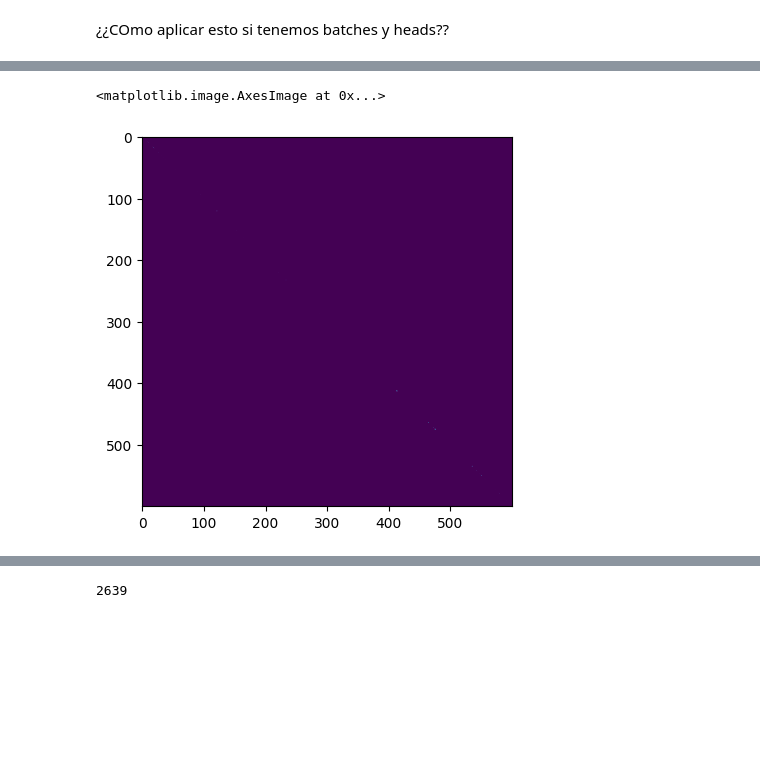
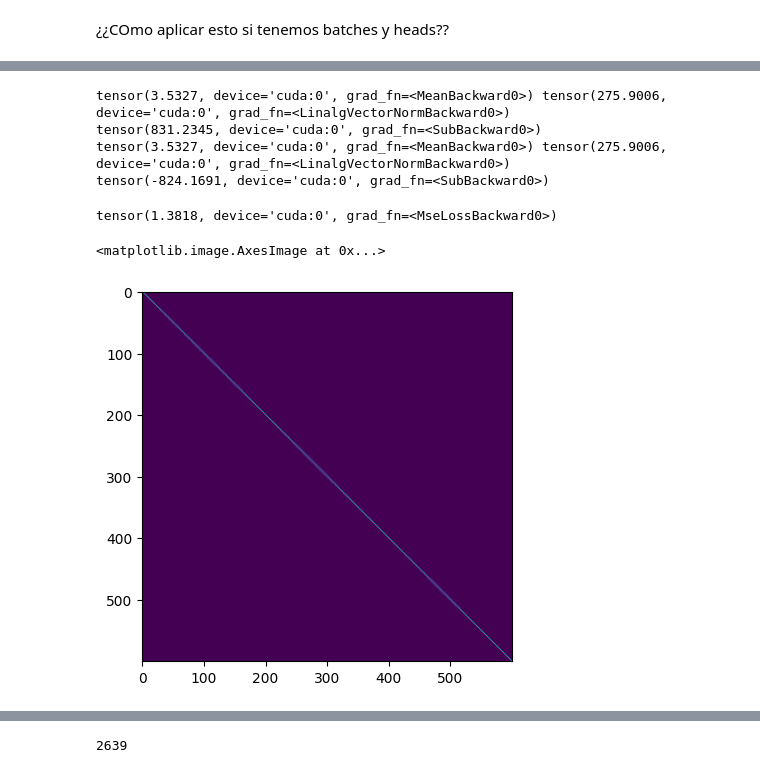
Before and after one commit to ArturoSirvent/TFM, a Jupyter notebook: 1.1-Break_pruebasTranformer/notebooks/2-Train_withMiniMax.ipynb, the cells around one changed output, grey strips where cells are left out. Cells and saved outputs as stored; diff of their text form; code cells hidden in the pictures; blank space fills up the shorter version.

```diff
--- a/1.1-Break_pruebasTranformer/notebooks/2-Train_withMiniMax.ipynb
+++ b/1.1-Break_pruebasTranformer/notebooks/2-Train_withMiniMax.ipynb
@@ -190,0 +390,4 @@ torch.Size([600])
+# %%
+modelo=AnomalyTransformer.AnomalyTransformer(600, 1, 1, d_model=32, n_heads=2, e_layers=2, d_ff=32,
+                          dropout=0.0, activation='gelu', output_attention=True)
+modelo.cuda()
@@ -190,0 +417,15 @@ torch.Size([600])
+# %%
+optimizer = optim.Adam(modelo.parameters(), lr=1e-4)
+modelo.train();
+# %%
+#lo vamos a hacer paso por paso
+
+
+x_aux=next(iter(dataloader))
+x_aux=x_aux.float().cuda()
+print(x_aux.shape)
+
+outputs, series, prior, _ = modelo(x_aux)
+prior=[j/torch.unsqueeze(torch.sum(j, dim=-1), dim=-1).repeat(1, 1, 1, 600) for j in prior]
+
+print(outputs.shape,len(series),series[0].shape ,len(prior) , prior[0].shape)
@@ -190,0 +459,14 @@ torch.Size([600])
+# %%
+loss_min_1 = min_loss(outputs,prior,series, x_aux,3)
+loss_min=loss_min_1
+print(loss_min)
+
+
+loss_max_1 = max_loss(outputs,prior,series, x_aux,3)
+loss_max=loss_max_1
+print(loss_max)
+# %% [output]
+tensor(3.5327, device='cuda:0', grad_fn=<MeanBackward0>) tensor(275.9006, device='cuda:0', grad_fn=<LinalgVectorNormBackward0>)
+tensor(831.2345, device='cuda:0', grad_fn=<SubBackward0>)
+tensor(3.5327, device='cuda:0', grad_fn=<MeanBackward0>) tensor(275.9006, device='cuda:0', grad_fn=<LinalgVectorNormBackward0>)
+tensor(-824.1691, device='cuda:0', grad_fn=<SubBackward0>)
@@ -190,0 +475,5 @@ torch.Size([600])
+# %%
+loss_crit=criterion(outputs,x_aux)
+loss_crit
+# %% [output]
+tensor(1.3818, device='cuda:0', grad_fn=<MseLossBackward0>)
@@ -191,5 +485,5 @@ torch.Size([600])
 # %%
-plt.imshow(series[0][0,3].detach().cpu())
+plt.imshow(prior[0][1,1].cpu().detach().numpy())
 # %% [output]
 <matplotlib.image.AxesImage at 0x...>
-[figure, old version]
+[figure, new version]
```
Also changed, not shown: parts of 77 cells of this notebook.
